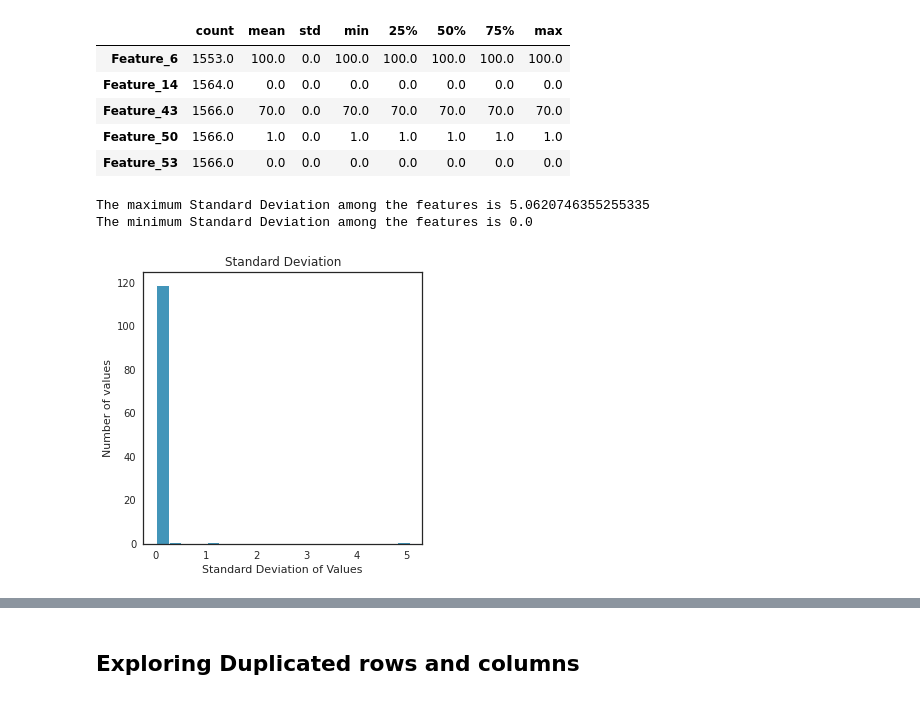
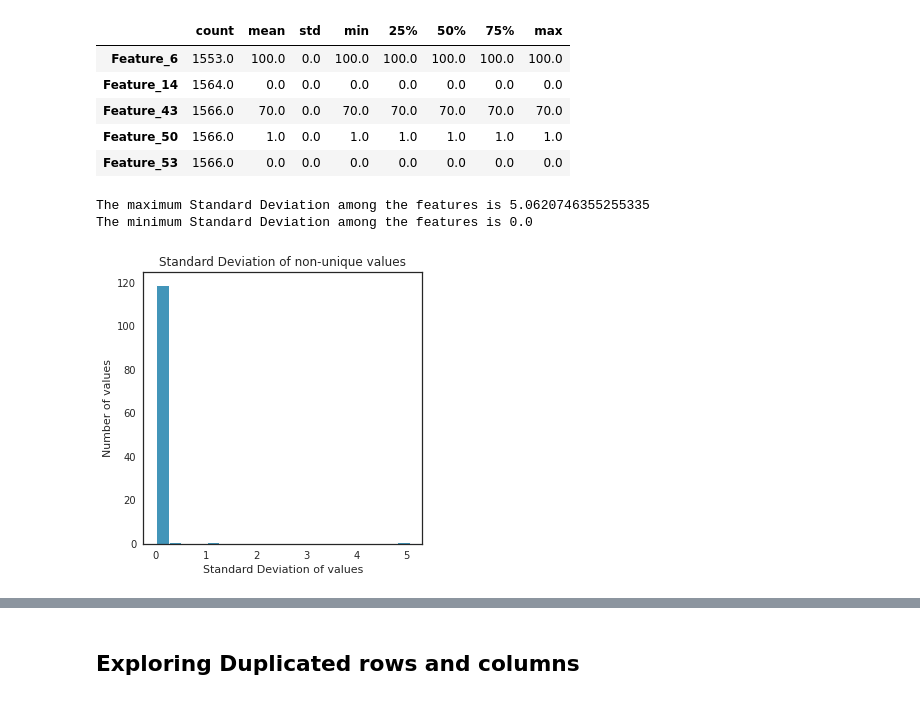
Before and after one commit to himanshag/SECOM, a Jupyter notebook: Secom.ipynb, the cells around one changed output, grey strips where cells are left out. Saved outputs shown, nothing was run; the diff lists cells and outputs as text; code cells hidden in the pictures.

```diff
--- a/Secom.ipynb
+++ b/Secom.ipynb
@@ -239,3 +253,24 @@ sns.heatmap(corrs[abs(corrs)>0.5], cmap="Spectral")
 # %% [output]
 <matplotlib.axes._subplots.AxesSubplot at 0x...>
 [figure]
+# %%
+corr_matrix = secom_data.corr()
+iters = range(len(corr_matrix.columns) - 1)
+drop_cols = []
+# Iterate through the correlation matrix and compare correlations
+for i in iters:
+    for j in range(i+1):
+        item = corr_matrix.iloc[j:(j+1), (i+1):(i+2)]
+        col = item.columns
+        row = item.index
+        val = abs(item.values)
+
+        # If correlation exceeds the threshold
+        if val >= 0.90:
+            # Print the correlated features and the correlation value
+            print(col.values[0], "|", row.values[0], "|", round(val[0][0], 2))
+            drop_cols.append(col.values[0])
+
+# Drop one of each pair of correlated columns
+drops = set(drop_cols)
+no_correlation = secom_data.drop(columns=drops)
@@ -275,12 +338,12 @@ dupval_v.head()
 # %%
 plt.figure(figsize=(5,5))
 sns.histplot(data=dupval_v, x='std',bins=20,linewidth=1)
-plt.xlabel('Standard Deviation of Values')
+plt.xlabel('Standard Deviation of values')
 plt.ylabel('Number of values')
-plt.title('Standard Deviation')
+plt.title('Standard Deviation of non-unique values')
 print("The maximum Standard Deviation among the features is " + str(dupval_v["std"].max()))
 print("The minimum Standard Deviation among the features is " + str(dupval_v["std"].min()))
 # %% [output]
 The maximum Standard Deviation among the features is 5.0620746355255335
 The minimum Standard Deviation among the features is 0.0
-[figure, old version]
+[figure, new version]
```
Also changed, not shown: parts of 32 cells of this notebook.
